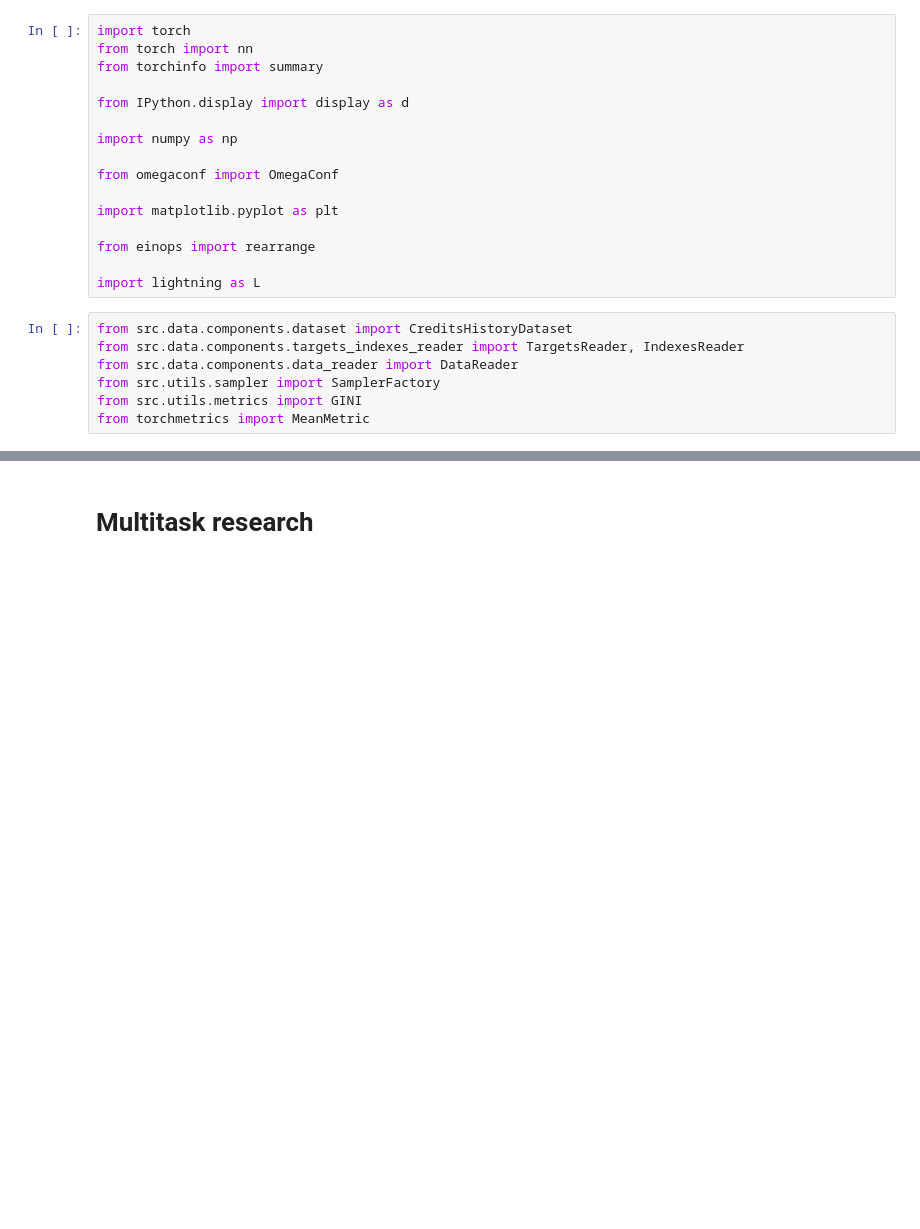
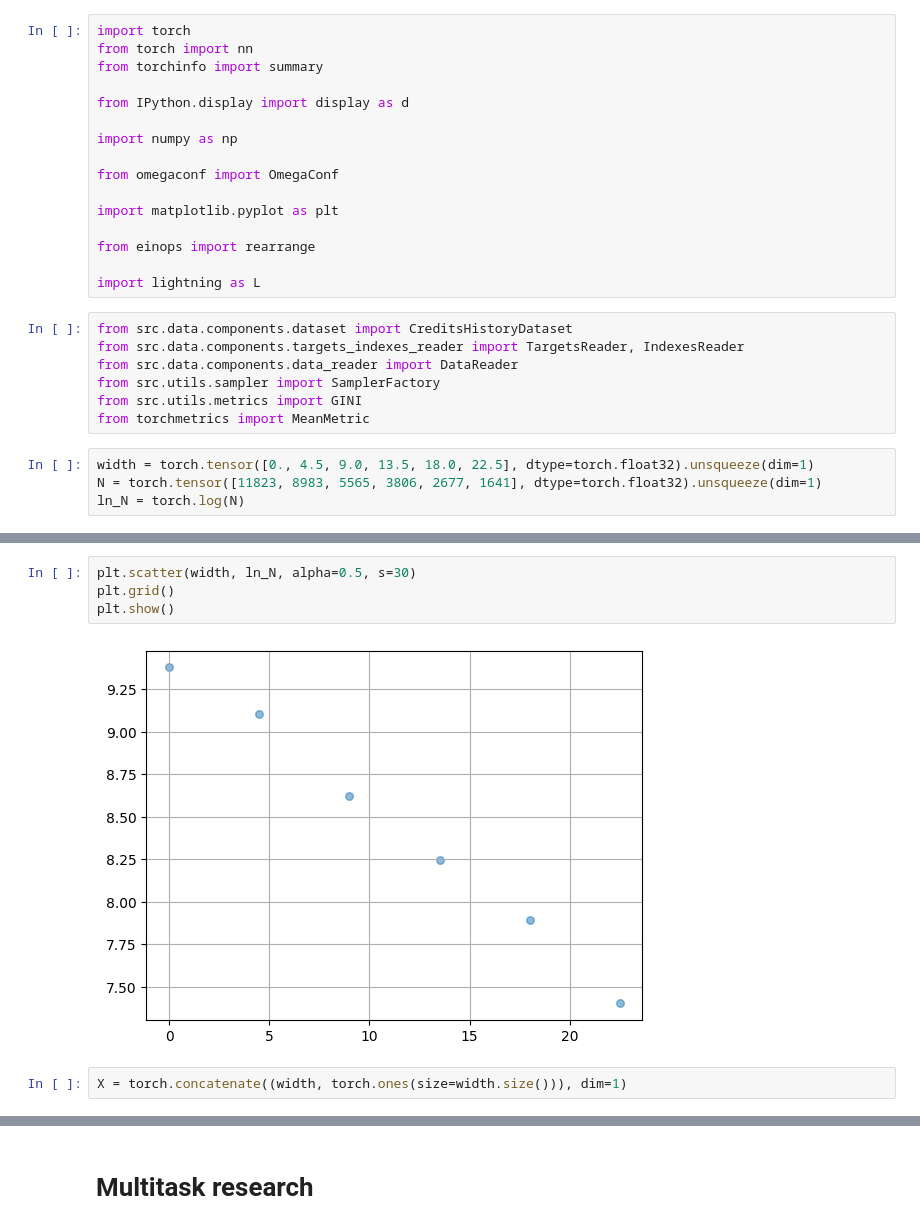
Before and after one commit to Monfin/LHT_credits-history, a Jupyter notebook: LHT_sequences.ipynb, the cells around one changed output, grey strips where cells are left out. Saved outputs shown, nothing was run; the diff lists cells and outputs as text; blank space fills up the shorter version.

```diff
--- a/LHT_sequences.ipynb
+++ b/LHT_sequences.ipynb
@@ -21,3 +21,7 @@ from src.data.components.data_reader import DataReader
 from src.utils.sampler import SamplerFactory
 from src.utils.metrics import GINI
 from torchmetrics import MeanMetric
+# %%
+width = torch.tensor([0., 4.5, 9.0, 13.5, 18.0, 22.5], dtype=torch.float32).unsqueeze(dim=1)
+N = torch.tensor([11823, 8983, 5565, 3806, 2677, 1641], dtype=torch.float32).unsqueeze(dim=1)
+ln_N = torch.log(N)
@@ -23,0 +43,8 @@ from torchmetrics import MeanMetric
+# %%
+plt.scatter(width, ln_N, alpha=0.5, s=30)
+plt.grid()
+plt.show()
+# %% [output]
+[figure, added]
+# %%
+X = torch.concatenate((width, torch.ones(size=width.size())), dim=1)
```
Also changed, not shown: parts of 5 cells of this notebook, 2 other files.
